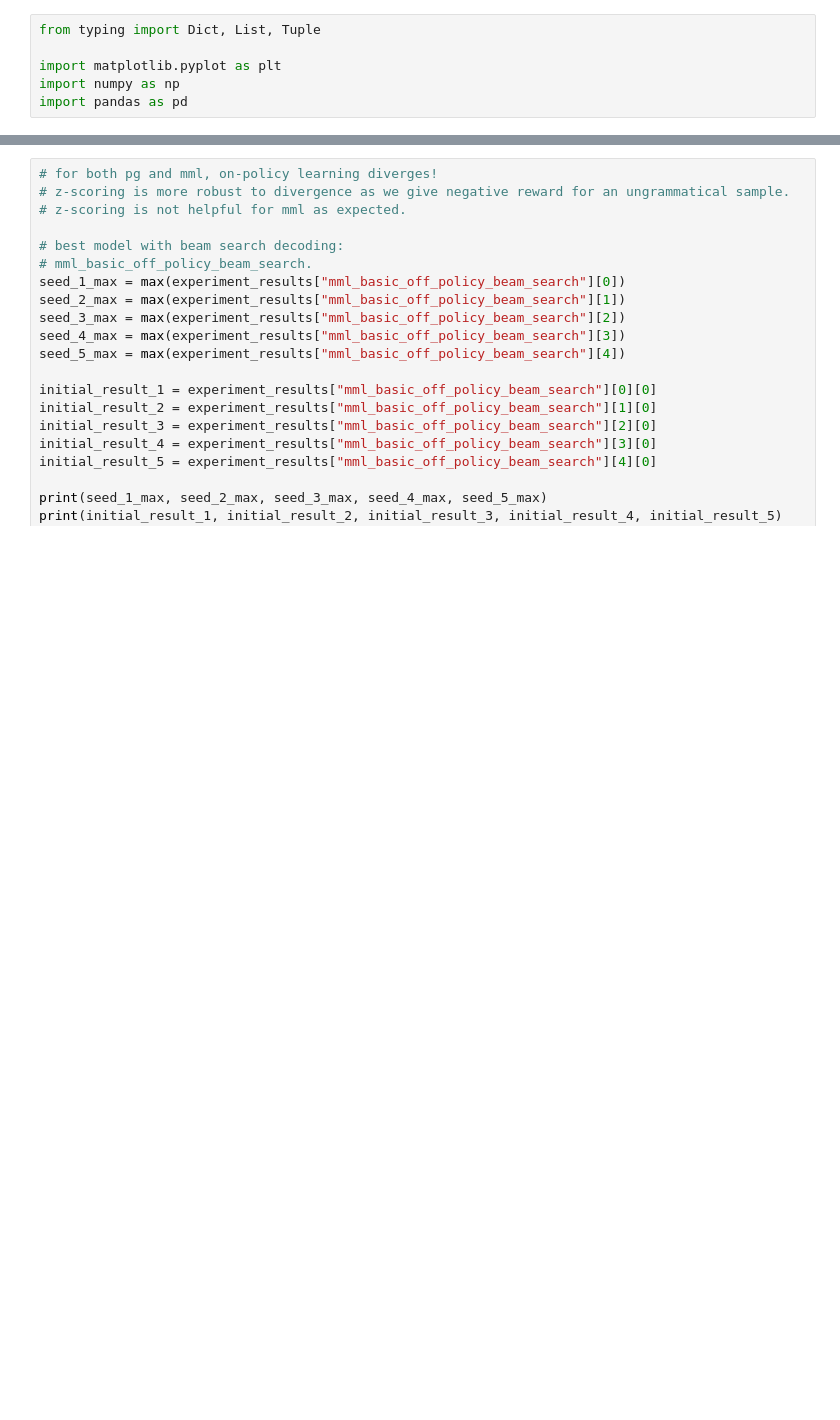
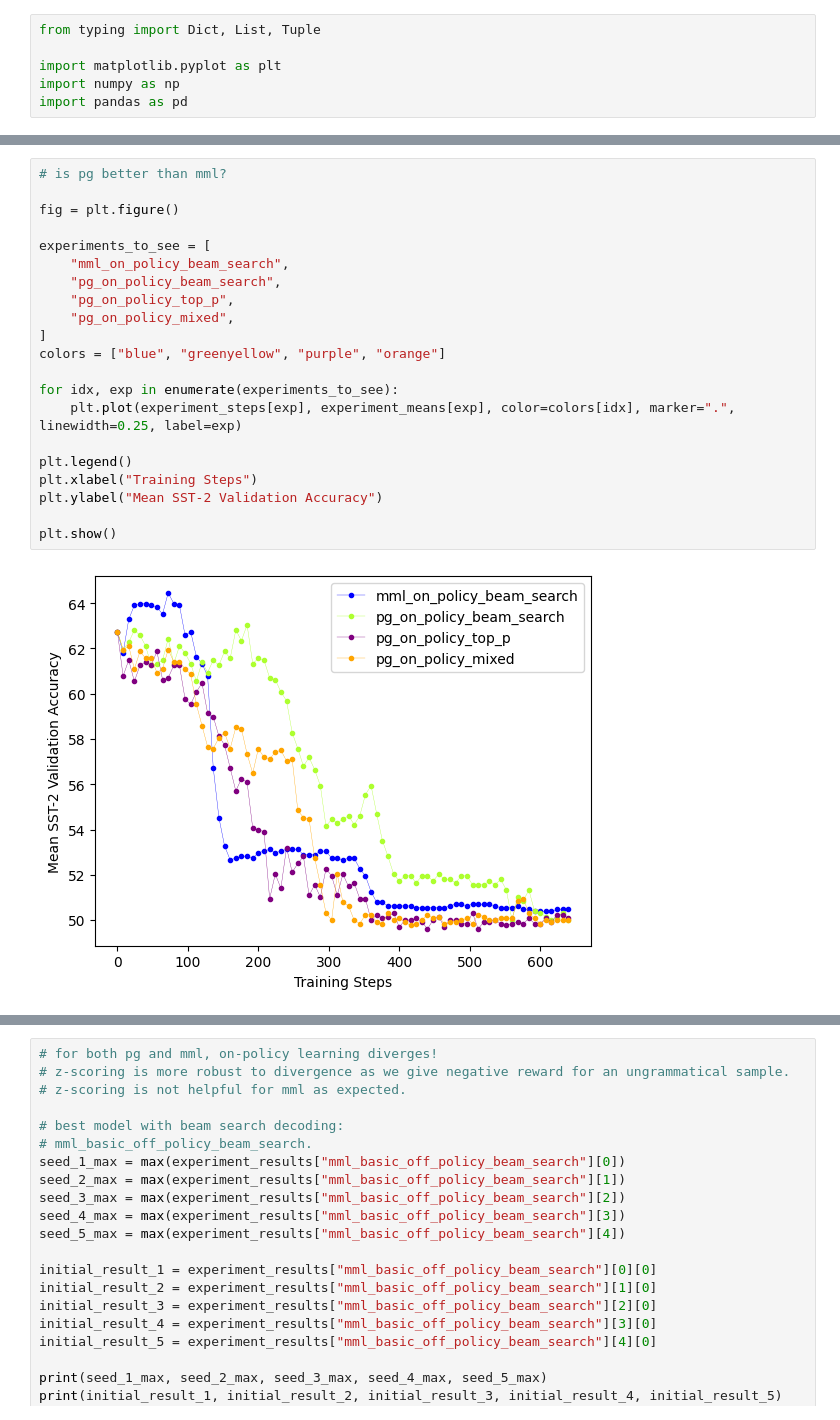
Before and after one commit to SaeedNajafi/RIFF, a Jupyter notebook: compare-search-methods.ipynb, the cells around one changed output, grey strips where cells are left out. Drawn from its saved outputs; the diff is of its cells as text; blank space fills up the shorter version.

```diff
--- a/compare-search-methods.ipynb
+++ b/compare-search-methods.ipynb
@@ -141,0 +144,23 @@ plt.show()
+# %%
+# is pg better than mml?
+
+fig = plt.figure()
+
+experiments_to_see = [
+    "mml_on_policy_beam_search",
+    "pg_on_policy_beam_search",
+    "pg_on_policy_top_p",
+    "pg_on_policy_mixed",
+]
+colors = ["blue", "greenyellow", "purple", "orange"]
+
+for idx, exp in enumerate(experiments_to_see):
+    plt.plot(experiment_steps[exp], experiment_means[exp], color=colors[idx], marker=".", linewidth=0.25, label=exp)
+
+plt.legend()
+plt.xlabel("Training Steps")
+plt.ylabel("Mean SST-2 Validation Accuracy")
+
+plt.show()
+# %% [output]
+[figure, added]
```
Also changed, not shown: parts of 13 cells of this notebook.
